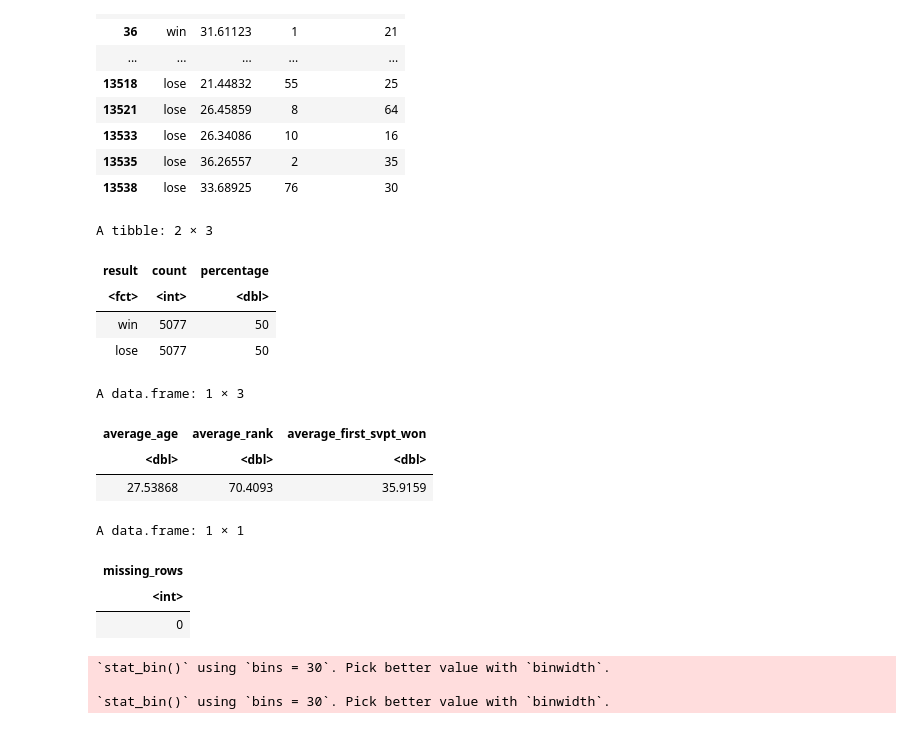
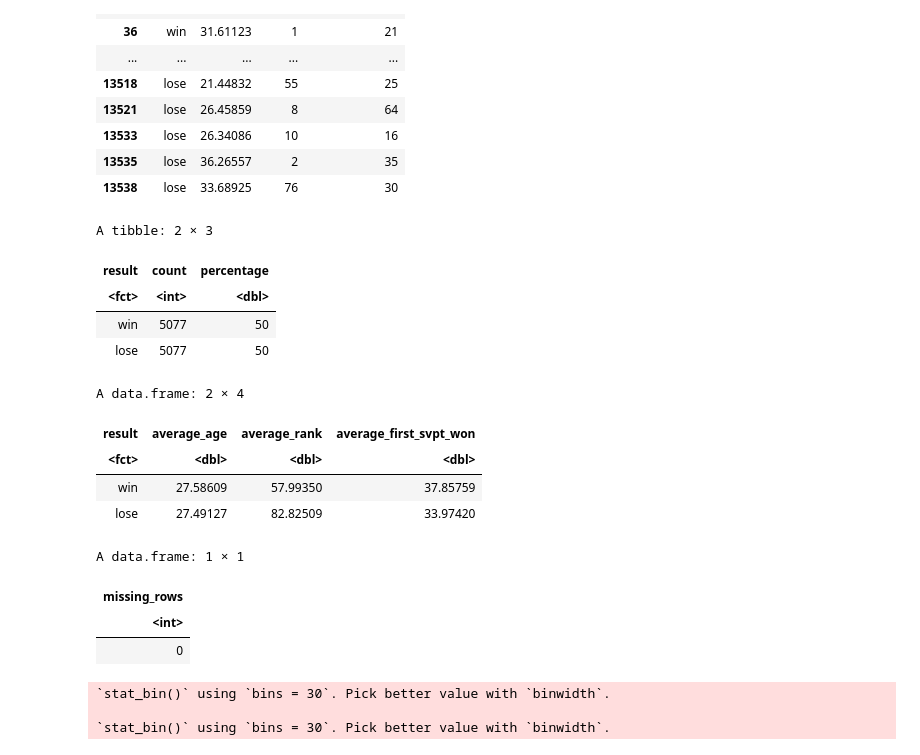
Before and after one commit to EllaShi7/DSCI-100-2022w2-Group-42-Project, a Jupyter notebook: Group_Project_Proposal.ipynb, the cells around one changed output. Saved outputs shown, nothing was run; the diff lists cells and outputs as text; code cells hidden in the pictures.

Commit message:
Updated averages summary table for wins and losses separately
Split the average age, rank, first-serve point won for wins and losses separately using training dataset

```diff
--- a/Group_Project_Proposal.ipynb
+++ b/Group_Project_Proposal.ipynb
@@ -108,40 +106,53 @@ A data.frame: 3386 × 4
 | 13535 | lose | 36.26557 | 2 | 35 |
 | 13538 | lose | 33.68925 | 76 | 30 |
 # %%
-# Summary Tables for Our Dataset
+# Summary Tables for Our Dataset - Code
 
 num_obs <- nrow(atp_train)
 
 atp_train_results <- atp_train |>
                      group_by(result) |>
                      summarize(count = n(), percentage = n()/num_obs * 100)
 
 
-atp_train_averages <- atp_train |>
+atp_train_wins <- filter(atp_train, result == "win")
+atp_train_losses <- filter(atp_train, result == "lose")
+
+atp_train_wins_averages <- atp_train_wins |>
                       mutate(average_age = mean(age)) |>
                       mutate(average_rank = mean(rank)) |>
                       mutate(average_first_svpt_won = mean(first_svpt_won)) |>
-                      select(average_age, average_rank, average_first_svpt_won) |>
+                      select(result, average_age, average_rank, average_first_svpt_won) |>
                       slice(1)
+
+atp_train_losses_averages <- atp_train_losses |>
+                      mutate(average_age = mean(age)) |>
+                      mutate(average_rank = mean(rank)) |>
+                      mutate(average_first_svpt_won = mean(first_svpt_won)) |>
+                      select(result, average_age, average_rank, average_first_svpt_won) |>
+                      slice(1)
+
+atp_train_averages <- rbind(atp_train_wins_averages, atp_train_losses_averages)
 
 atp_train_missing_rows <- data.frame(missing_rows = sum(is.na(atp_train)))
 
 
 atp_train_results
 
 atp_train_averages
 
 atp_train_missing_rows
 # %% [output]
 A tibble: 2 × 3
 | result | count | percentage |
 | <fct> | <int> | <dbl> |
 | win | 5077 | 50 |
 | lose | 5077 | 50 |
-A data.frame: 1 × 3
+A data.frame: 2 × 4
-| average_age | average_rank | average_first_svpt_won |
-| <dbl> | <dbl> | <dbl> |
-| 27.53868 | 70.4093 | 35.9159 |
+| result | average_age | average_rank | average_first_svpt_won |
+| <fct> | <dbl> | <dbl> | <dbl> |
+| win | 27.58609 | 57.99350 | 37.85759 |
+| lose | 27.49127 | 82.82509 | 33.97420 |
 A data.frame: 1 × 1
 | missing_rows |
 | <int> |
```
Also changed, not shown: parts of 2 cells of this notebook.
